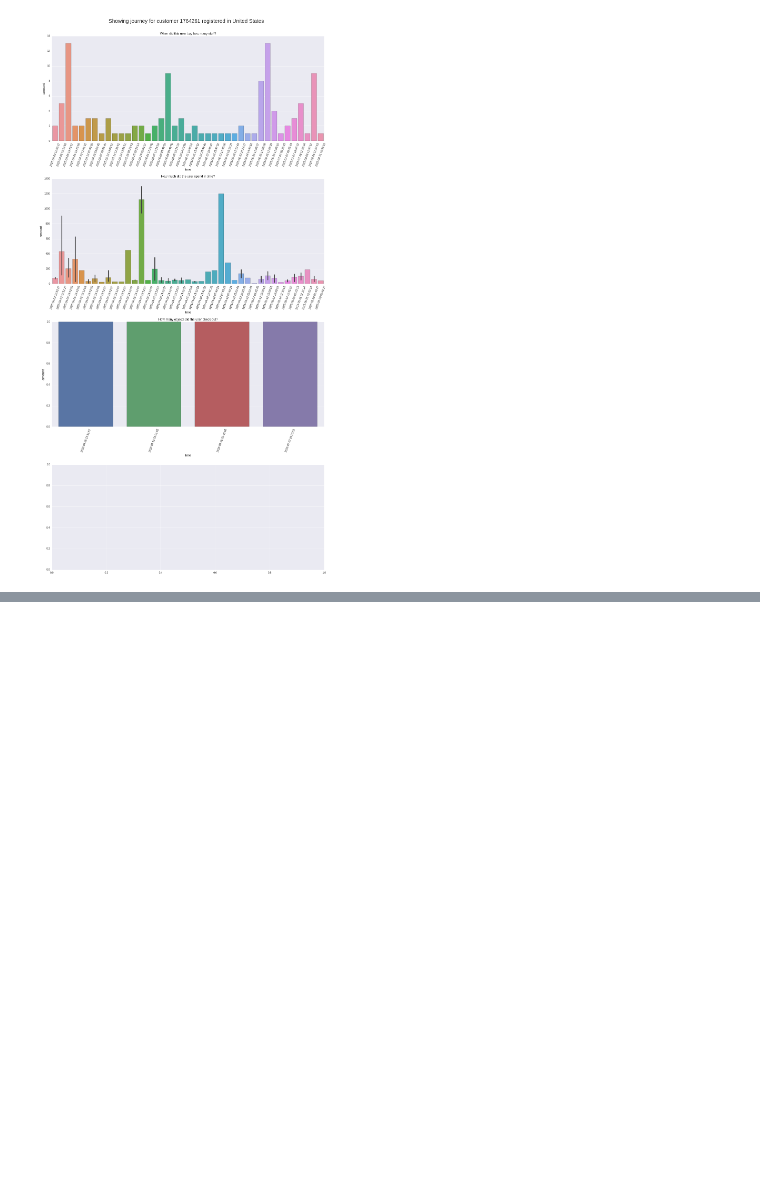
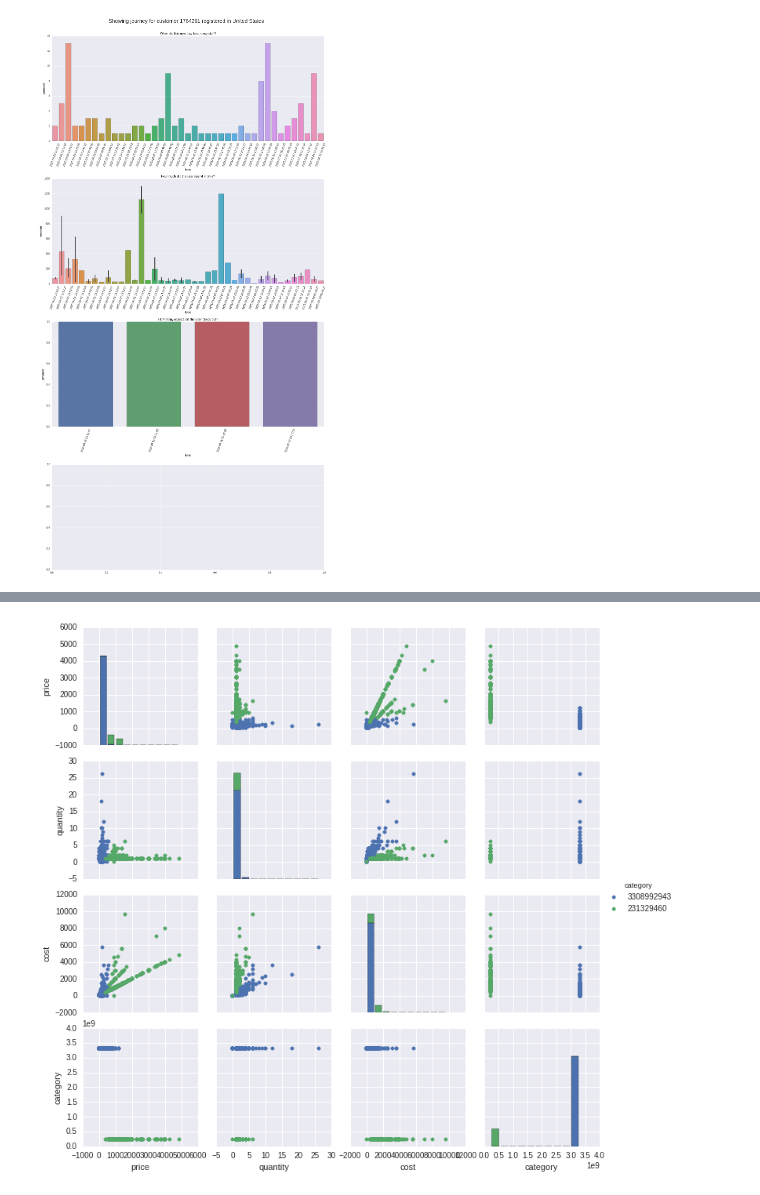
Before and after one commit to PredictionIO/labs-untested, a Jupyter notebook: Kasia Janocha/First attempts to plot.ipynb, the cells around one changed output, grey strips where cells are left out. Saved outputs shown, nothing was run; the diff lists cells and outputs as text; code cells hidden in the pictures; blank space fills up the shorter version.

```diff
--- a/Kasia Janocha/First attempts to plot.ipynb
+++ b/Kasia Janocha/First attempts to plot.ipynb
@@ -249,0 +265,13 @@ print(pandas.Series.dt.month)
+# %%
+def item_correlation_by_cat(itm_df, categories):
+    indexer = np.zeros(itm_df['category'].size)
+    indexer = indexer  != indexer
+    for cat in categories:
+        indexer = indexer | (itm_df.category == cat)
+    itm = itm_df[indexer]
+    sns.pairplot(itm, hue="category")
+    sns.plt.show()
+# %%
+item_correlation_by_cat(items_small, [231329460, 3308992943])
+# %% [output]
+[figure, added]
```
Also changed, not shown: parts of 4 cells of this notebook, 3 other files.
